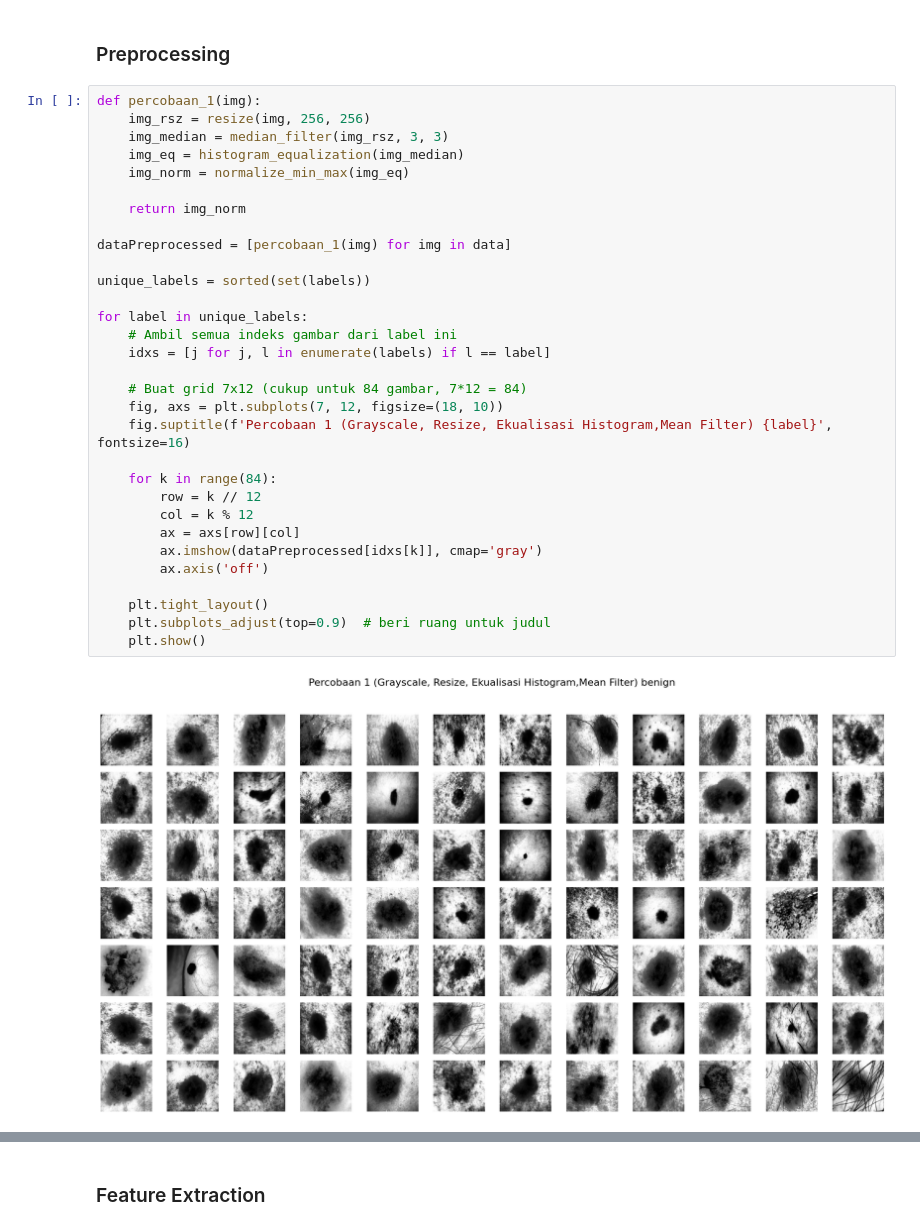
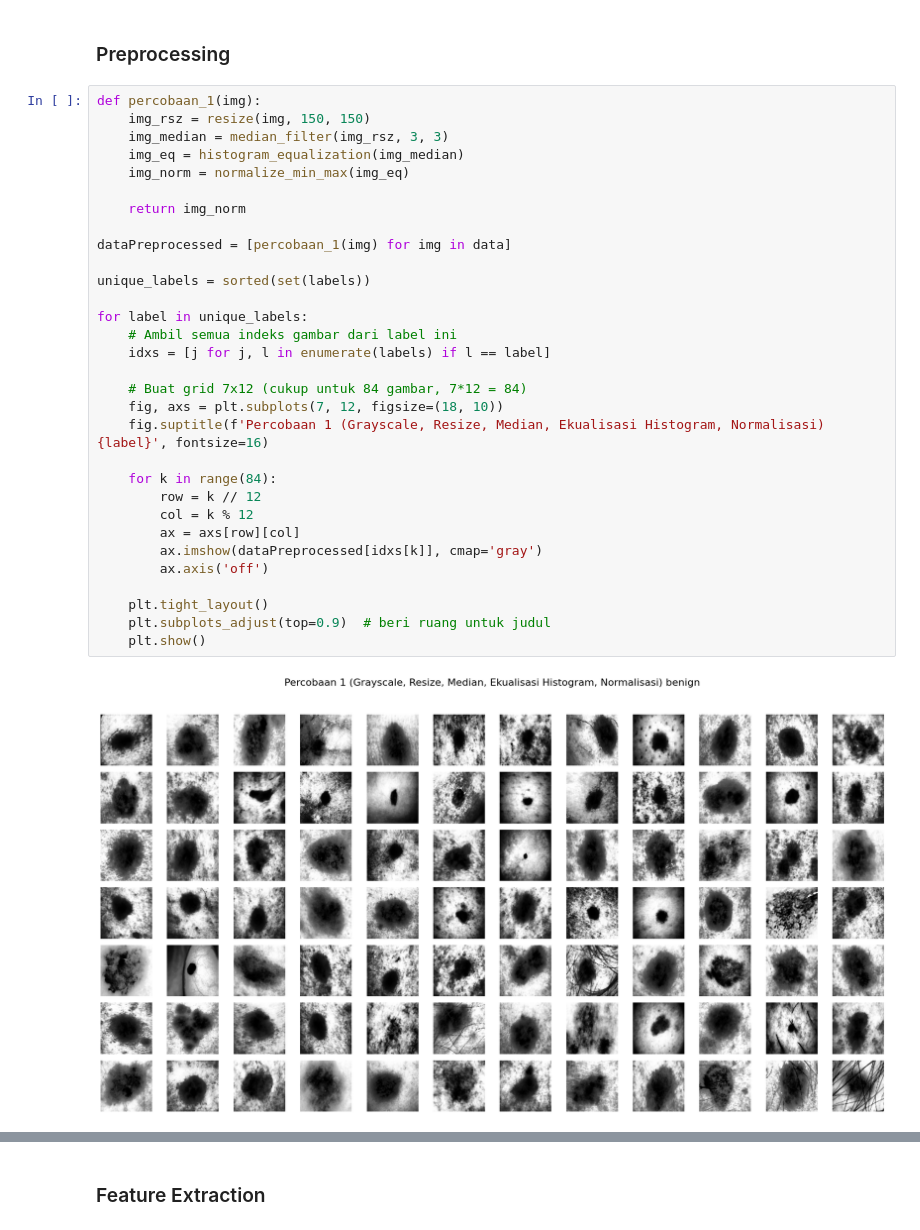
Before and after one commit to F1D02310118/Project-PCD-Klasifikasi-Kanker-Kulit-Jinak-dan-Ganas, a Jupyter notebook: Percobaan_1.ipynb, the cells around one changed output, grey strips where cells are left out. Saved outputs shown, nothing was run; the diff lists cells and outputs as text.

Commit message:
Percobaan_1

```diff
--- a/Percobaan_1.ipynb
+++ b/Percobaan_1.ipynb
@@ -106,34 +106,34 @@ def normalize_min_max(image):
 ### Preprocessing
 # %%
 def percobaan_1(img):
-    img_rsz = resize(img, 256, 256)
+    img_rsz = resize(img, 150, 150)
     img_median = median_filter(img_rsz, 3, 3)
     img_eq = histogram_equalization(img_median)
     img_norm = normalize_min_max(img_eq)
 
     return img_norm
 
 dataPreprocessed = [percobaan_1(img) for img in data]
 
 unique_labels = sorted(set(labels))
 
 for label in unique_labels:
     # Ambil semua indeks gambar dari label ini
     idxs = [j for j, l in enumerate(labels) if l == label]
 
     # Buat grid 7x12 (cukup untuk 84 gambar, 7*12 = 84)
     fig, axs = plt.subplots(7, 12, figsize=(18, 10))
-    fig.suptitle(f'Percobaan 1 (Grayscale, Resize, Ekualisasi Histogram,Mean Filter) {label}', fontsize=16)
+    fig.suptitle(f'Percobaan 1 (Grayscale, Resize, Median, Ekualisasi Histogram, Normalisasi) {label}', fontsize=16)
 
     for k in range(84):
         row = k // 12
         col = k % 12
         ax = axs[row][col]
         ax.imshow(dataPreprocessed[idxs[k]], cmap='gray')
         ax.axis('off')
 
     plt.tight_layout()
     plt.subplots_adjust(top=0.9)  # beri ruang untuk judul
     plt.show()
 # %% [output]
-[figure, old version]
+[figure, new version]
```
Also changed, not shown: parts of 8 cells of this notebook, 12 other files.
